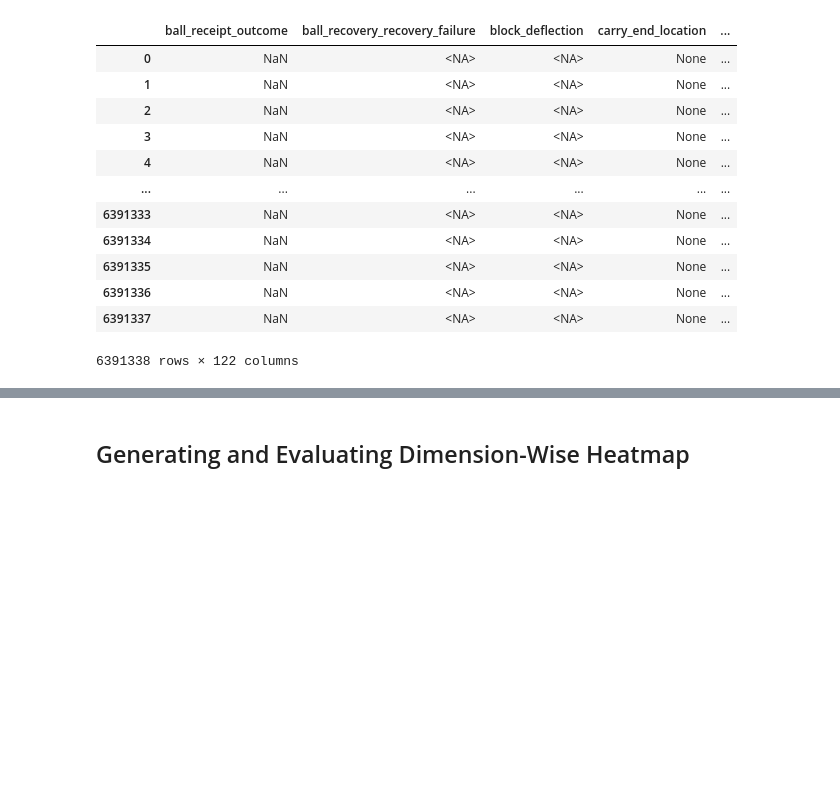
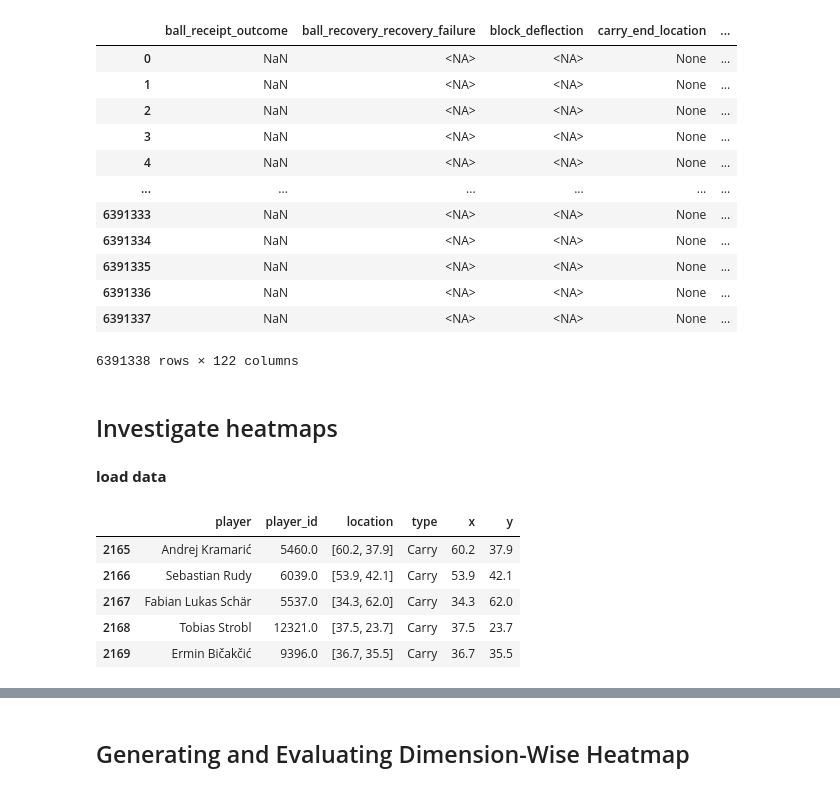
Before and after one commit to allorenz/football-player-similarity, a Jupyter notebook: src/notebooks/feature_multichannel_heatmap.ipynb, the cells around one changed output, grey strips where cells are left out. Cells and saved outputs as stored; diff of their text form; code cells hidden in the pictures; blank space fills up the shorter version.

```diff
--- a/src/notebooks/feature_multichannel_heatmap.ipynb
+++ b/src/notebooks/feature_multichannel_heatmap.ipynb
@@ -31,3 +31,31 @@ dataloader.load_data()
 | 6391336 | NaN | <NA> | <NA> | None | ... |
 | 6391337 | NaN | <NA> | <NA> | None | ... |
 6391338 rows × 122 columns
+# %% [markdown]
+## Investigate heatmaps
+# %% [markdown]
+__load data__
+# %%
+def convert_to_list(input_data):
+    if(isinstance(input_data, str)):
+        try:
+            return literal_eval(input_data)
+        except (ValueError, SyntaxError):
+            print(f"Error: The string {input_data} could not be converted to a list.")
+            return None
+
+    return input_data
+
+df_event_data = dataloader.get_data()
+df_event_data = df_event_data.loc[(df_event_data["type"]=="Carry") | ((df_event_data["type"]=="Pass")), ["player", "player_id","location","type"]]
+df_event_data["location"] = df_event_data["location"].apply(convert_to_list)
+df_event_data[["x", "y"]] = df_event_data["location"].apply(pd.Series)
+df_event_data = df_event_data.set_index("player_id")
+df_event_data.head()
+# %% [output]
+|  | player | player_id | location | type | x | y |
+| 2165 | Andrej Kramarić | 5460.0 | [60.2, 37.9] | Carry | 60.2 | 37.9 |
+| 2166 | Sebastian Rudy | 6039.0 | [53.9, 42.1] | Carry | 53.9 | 42.1 |
+| 2167 | Fabian Lukas Schär | 5537.0 | [34.3, 62.0] | Carry | 34.3 | 62.0 |
+| 2168 | Tobias Strobl | 12321.0 | [37.5, 23.7] | Carry | 37.5 | 23.7 |
+| 2169 | Ermin Bičakčić | 9396.0 | [36.7, 35.5] | Carry | 36.7 | 35.5 |
```
Also changed, not shown: parts of 8 cells of this notebook, 3 other files.
